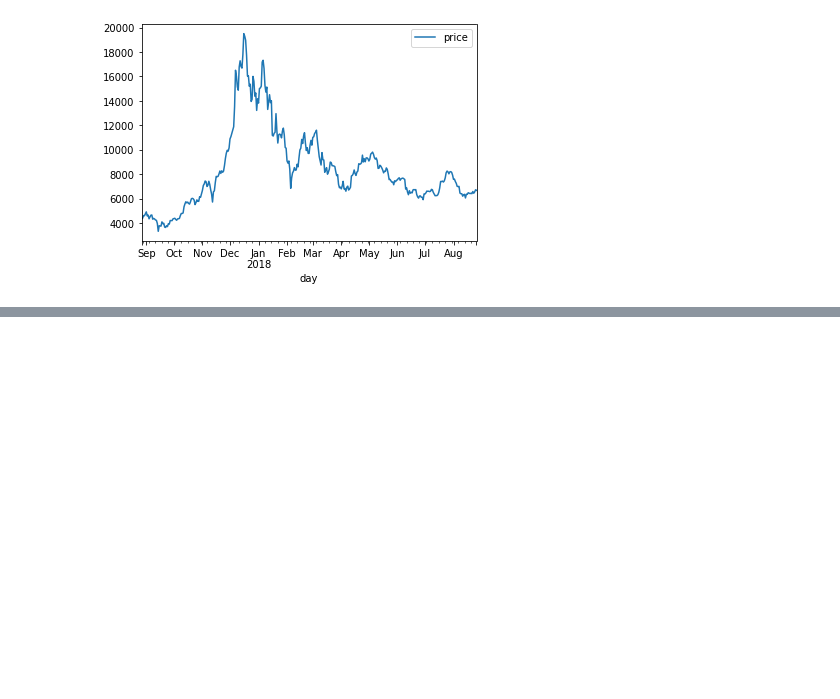
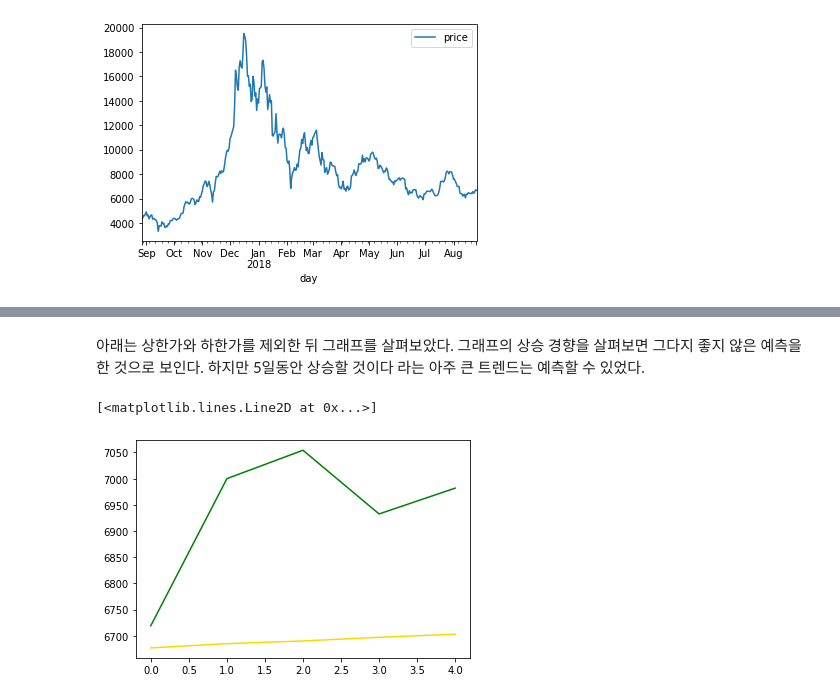
Before and after one commit to jaeyoon89/python_data_analysis, a Jupyter notebook: ch3-2_bitcoin_prediction.ipynb, the cells around one changed output, grey strips where cells are left out. Drawn from its saved outputs; the diff is of its cells as text; code cells hidden in the pictures; blank space fills up the shorter version.

```diff
--- a/ch3-2_bitcoin_prediction.ipynb
+++ b/ch3-2_bitcoin_prediction.ipynb
@@ -61,0 +174,8 @@ plt.show()
+# %% [markdown]
+아래는 상한가와 하한가를 제외한 뒤 그래프를 살펴보았다. 그래프의 상승 경향을 살펴보면 그다지 좋지 않은 예측을 한 것으로 보인다. 하지만 5일동안 상승할 것이다 라는 아주 큰 트렌드는 예측할 수 있었다.
+# %%
+plt.plot(pred_y, color="gold")
+plt.plot(test_y, color="green")
+# %% [output]
+[<matplotlib.lines.Line2D at 0x...>]
+[figure, added]
```
Also changed, not shown: parts of 29 cells of this notebook.
